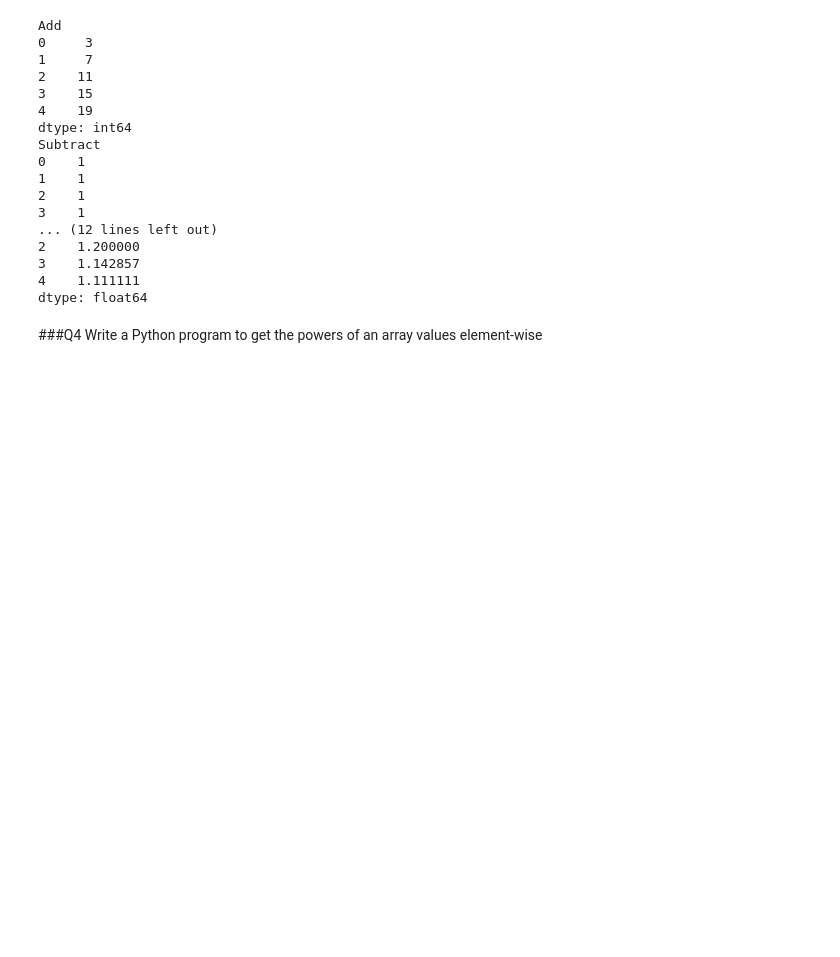
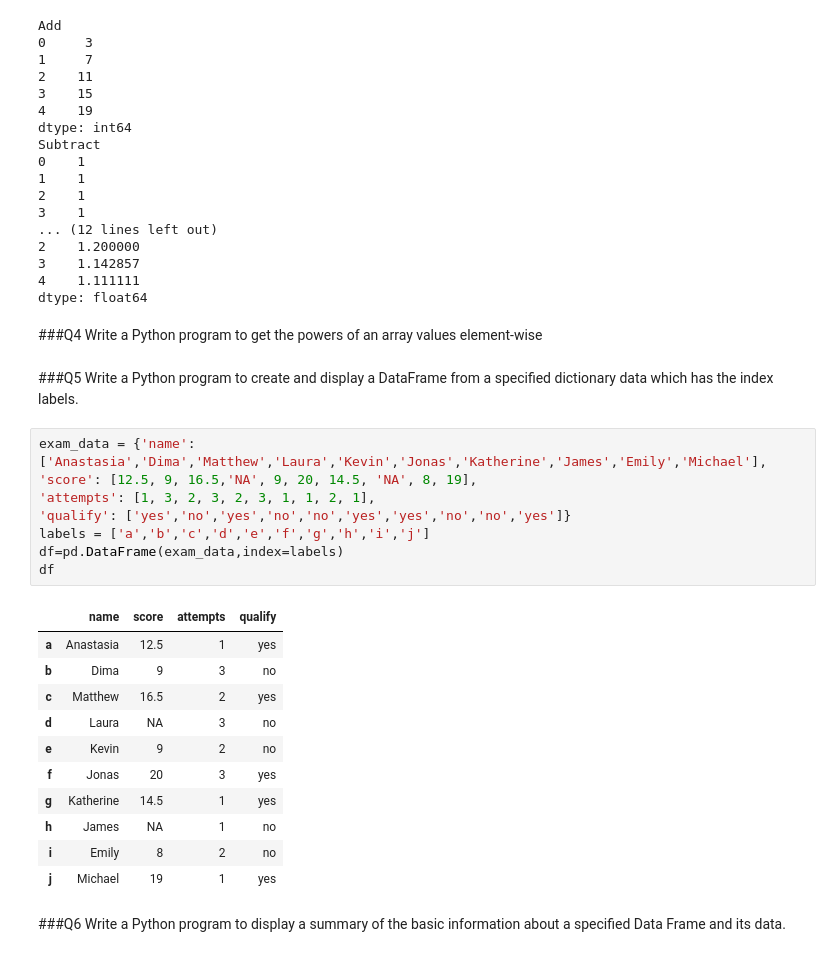
Before and after one commit to Harsh020802/Data_Analysis, a Jupyter notebook: Pandas_Questions.ipynb, the cells around one changed output. Saved outputs shown, nothing was run; the diff lists cells and outputs as text; blank space fills up the shorter version.

```diff
--- a/Pandas_Questions.ipynb
+++ b/Pandas_Questions.ipynb
@@ -82,3 +82,29 @@ Subtract
 dtype: float64
 # %% [markdown]
 ###Q4 Write a Python program to get the powers of an array values element-wise
+# %% [markdown]
+###Q5 Write a Python program to create and display a DataFrame from a specified dictionary
+data which has the index labels.
+# %%
+exam_data = {'name': ['Anastasia','Dima','Matthew','Laura','Kevin','Jonas','Katherine','James','Emily','Michael'],
+'score': [12.5, 9, 16.5,'NA', 9, 20, 14.5, 'NA', 8, 19],
+'attempts': [1, 3, 2, 3, 2, 3, 1, 1, 2, 1],
+'qualify': ['yes','no','yes','no','no','yes','yes','no','no','yes']}
+labels = ['a','b','c','d','e','f','g','h','i','j']
+df=pd.DataFrame(exam_data,index=labels)
+df
+# %% [output]
+|  | name | score | attempts | qualify |
+| a | Anastasia | 12.5 | 1 | yes |
+| b | Dima | 9 | 3 | no |
+| c | Matthew | 16.5 | 2 | yes |
+| d | Laura | NA | 3 | no |
+| e | Kevin | 9 | 2 | no |
+| f | Jonas | 20 | 3 | yes |
+| g | Katherine | 14.5 | 1 | yes |
+| h | James | NA | 1 | no |
+| i | Emily | 8 | 2 | no |
+| j | Michael | 19 | 1 | yes |
+# %% [markdown]
+###Q6 Write a Python program to display a summary of the basic information about a
+specified Data Frame and its data.
```
Also changed, not shown: parts of 35 cells of this notebook, 1 other file.
